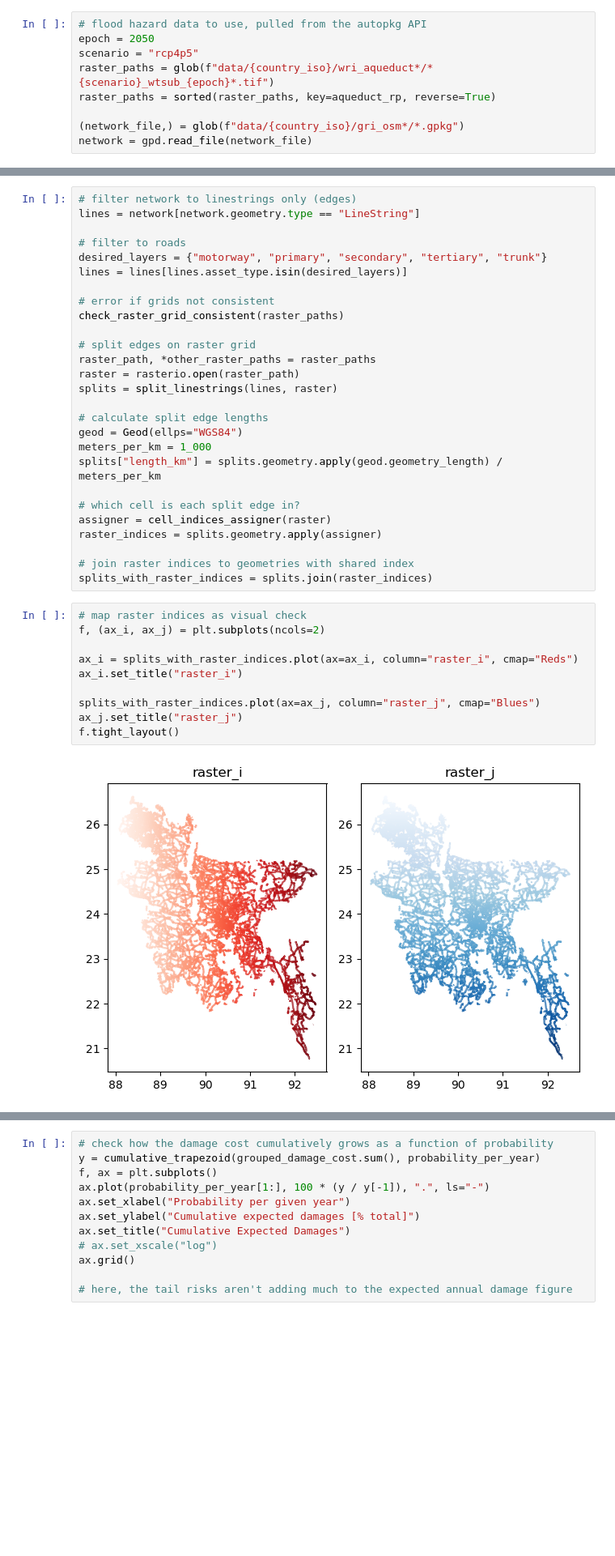
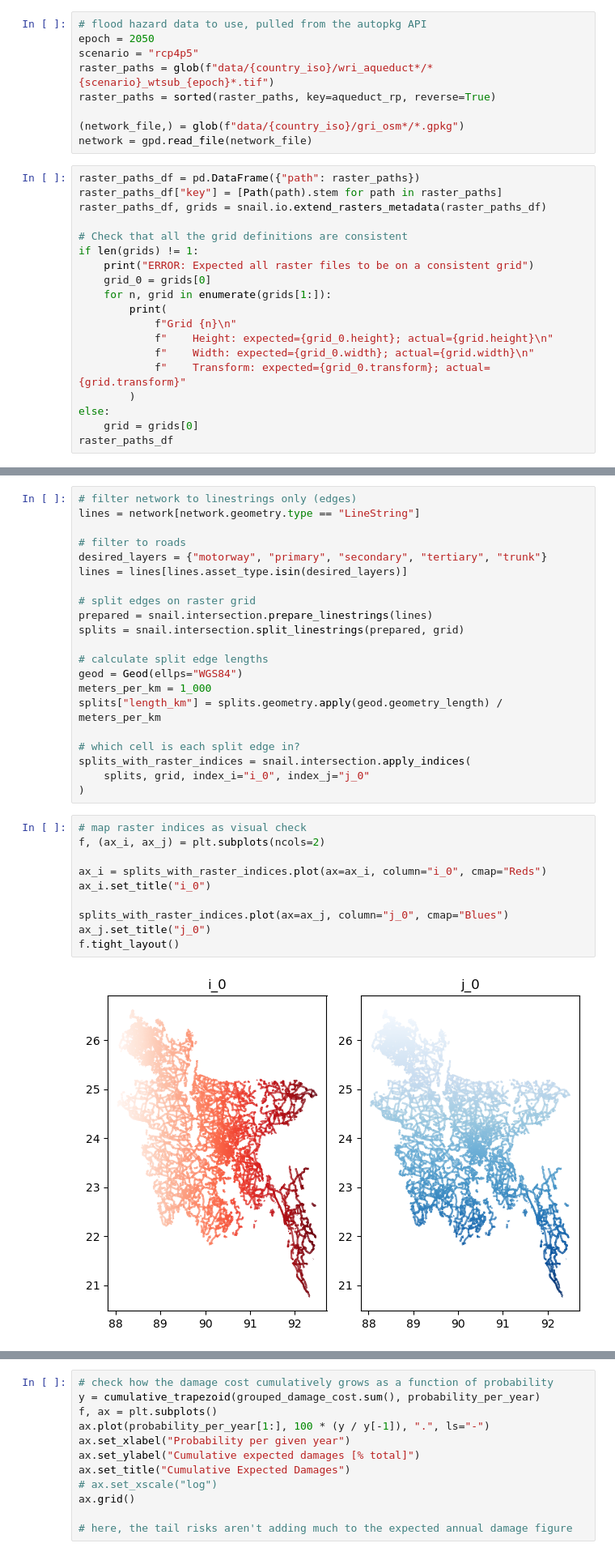
Before and after one commit to nismod/irv-autopkg-use, a Jupyter notebook: 3_calculate_flood_cost.ipynb, the cells around one changed output, grey strips where cells are left out. Shown: that part at 81% size. Cells and saved outputs as stored; diff of their text form; blank space fills up the shorter version.

Commit message:
Adapt recent snail updates, drop rasterise module

```diff
--- a/3_calculate_flood_cost.ipynb
+++ b/3_calculate_flood_cost.ipynb
@@ -34,3 +33,22 @@ raster_paths = sorted(raster_paths, key=aqueduct_rp, reverse=True)
 
 (network_file,) = glob(f"data/{country_iso}/gri_osm*/*.gpkg")
 network = gpd.read_file(network_file)
+# %%
+raster_paths_df = pd.DataFrame({"path": raster_paths})
+raster_paths_df["key"] = [Path(path).stem for path in raster_paths]
+raster_paths_df, grids = snail.io.extend_rasters_metadata(raster_paths_df)
+
+# Check that all the grid definitions are consistent
+if len(grids) != 1:
+    print("ERROR: Expected all raster files to be on a consistent grid")
+    grid_0 = grids[0]
+    for n, grid in enumerate(grids[1:]):
+        print(
+            f"Grid {n}\n"
+            f"    Height: expected={grid_0.height}; actual={grid.height}\n"
+            f"    Width: expected={grid_0.width}; actual={grid.width}\n"
+            f"    Transform: expected={grid_0.transform}; actual={grid.transform}"
+        )
+else:
+    grid = grids[0]
+raster_paths_df
@@ -42,13 +72,9 @@ lines = network[network.geometry.type == "LineString"]
 desired_layers = {"motorway", "primary", "secondary", "tertiary", "trunk"}
 lines = lines[lines.asset_type.isin(desired_layers)]
 
-# error if grids not consistent
-check_raster_grid_consistent(raster_paths)
-
 # split edges on raster grid
-raster_path, *other_raster_paths = raster_paths
-raster = rasterio.open(raster_path)
-splits = split_linestrings(lines, raster)
+prepared = snail.intersection.prepare_linestrings(lines)
+splits = snail.intersection.split_linestrings(prepared, grid)
 
 # calculate split edge lengths
 geod = Geod(ellps="WGS84")
@@ -56,21 +82,19 @@ meters_per_km = 1_000
 splits["length_km"] = splits.geometry.apply(geod.geometry_length) / meters_per_km
 
 # which cell is each split edge in?
-assigner = cell_indices_assigner(raster)
-raster_indices = splits.geometry.apply(assigner)
-
-# join raster indices to geometries with shared index
-splits_with_raster_indices = splits.join(raster_indices)
+splits_with_raster_indices = snail.intersection.apply_indices(
+    splits, grid, index_i="i_0", index_j="j_0"
+)
 # %%
 # map raster indices as visual check
 f, (ax_i, ax_j) = plt.subplots(ncols=2)
 
-ax_i = splits_with_raster_indices.plot(ax=ax_i, column="raster_i", cmap="Reds")
-ax_i.set_title("raster_i")
+ax_i = splits_with_raster_indices.plot(ax=ax_i, column="i_0", cmap="Reds")
+ax_i.set_title("i_0")
 
-splits_with_raster_indices.plot(ax=ax_j, column="raster_j", cmap="Blues")
-ax_j.set_title("raster_j")
+splits_with_raster_indices.plot(ax=ax_j, column="j_0", cmap="Blues")
+ax_j.set_title("j_0")
 f.tight_layout()
 # %% [output]
-[figure, old version]
+[figure, new version]
 # %%
```
Also changed, not shown: parts of 9 cells of this notebook, 1 other file.
